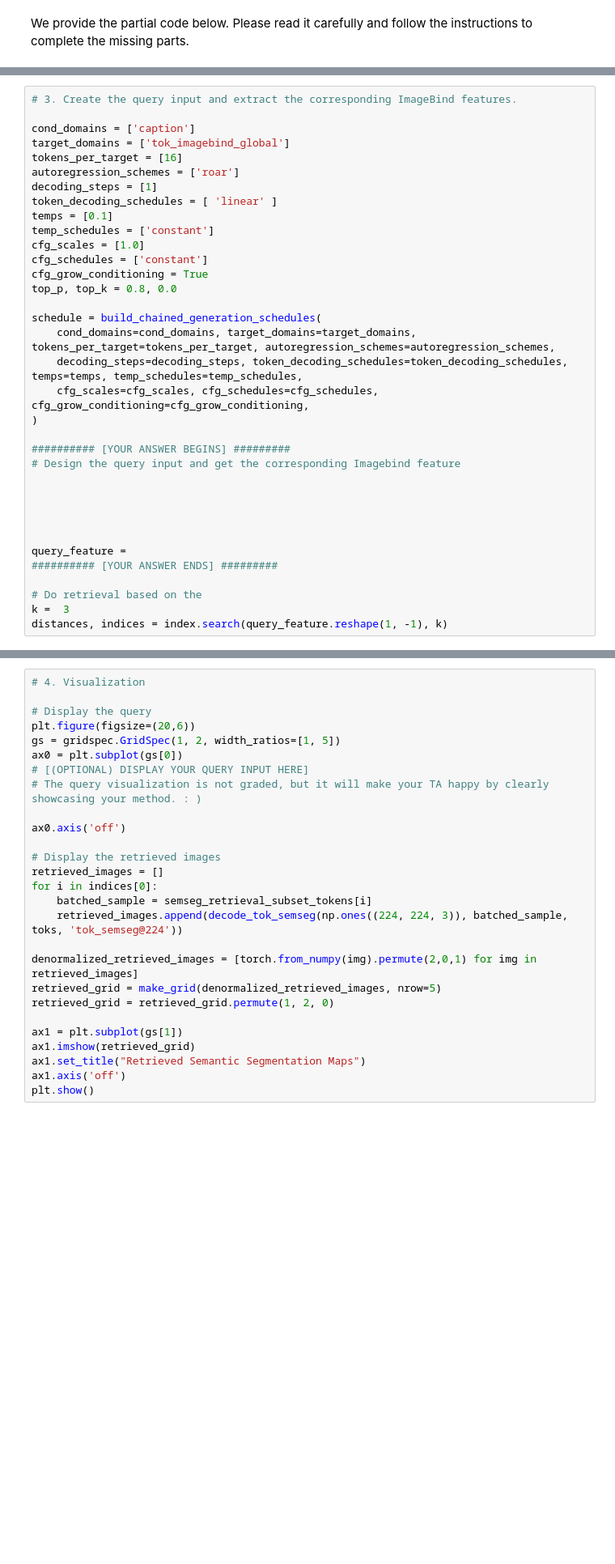
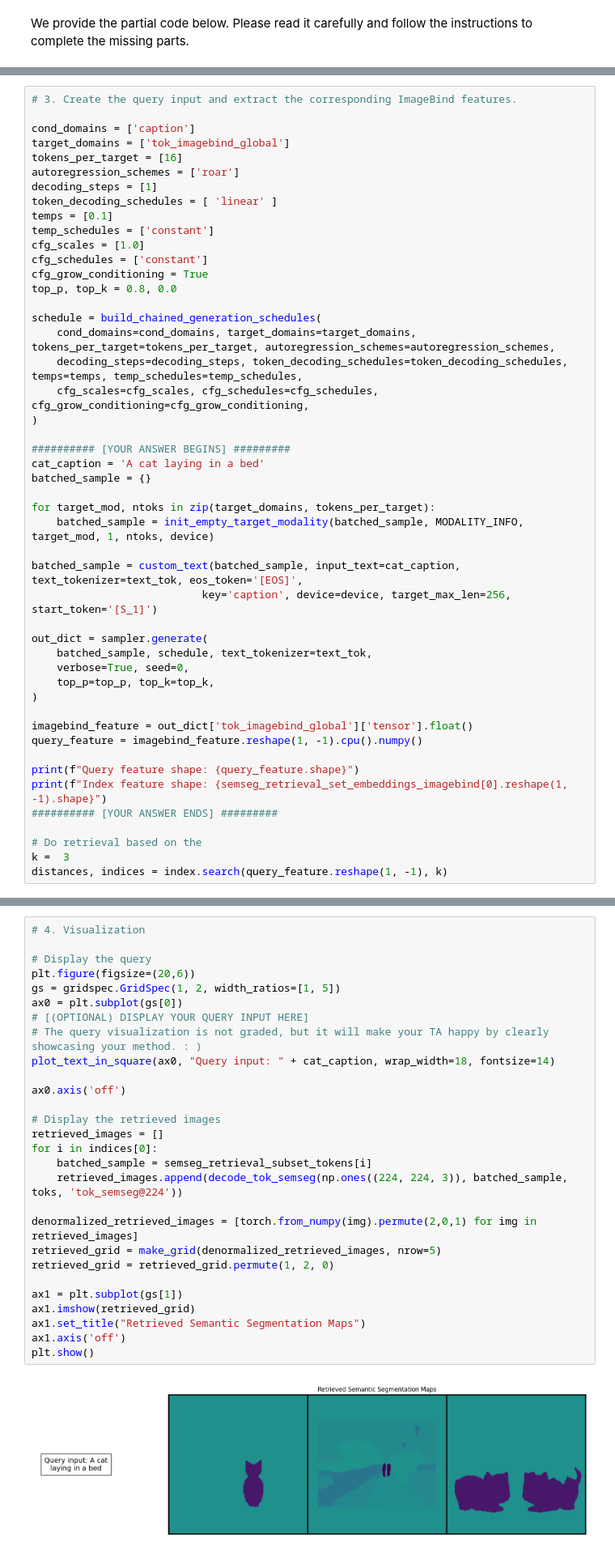
Before and after one commit to Rcc999/4m-model-com304, a Jupyter notebook: 4M_Tutorial/Part_02_4M_retrieval.ipynb, the cells around one changed output, grey strips where cells are left out. Shown at 81% size. Saved outputs shown, nothing was run; the diff lists cells and outputs as text; blank space fills up the shorter version.

```diff
--- a/4M_Tutorial/Part_02_4M_retrieval.ipynb
+++ b/4M_Tutorial/Part_02_4M_retrieval.ipynb
@@ -969,13 +923,26 @@ schedule = build_chained_generation_schedules(
 )
 
 ########## [YOUR ANSWER BEGINS] #########
-# Design the query input and get the corresponding Imagebind feature
+cat_caption = 'A cat laying in a bed'
+batched_sample = {}
 
+for target_mod, ntoks in zip(target_domains, tokens_per_target):
+    batched_sample = init_empty_target_modality(batched_sample, MODALITY_INFO, target_mod, 1, ntoks, device)
 
+batched_sample = custom_text(batched_sample, input_text=cat_caption, text_tokenizer=text_tok, eos_token='[EOS]',
+                           key='caption', device=device, target_max_len=256, start_token='[S_1]')
 
+out_dict = sampler.generate(
+    batched_sample, schedule, text_tokenizer=text_tok,
+    verbose=True, seed=0,
+    top_p=top_p, top_k=top_k,
+)
 
+imagebind_feature = out_dict['tok_imagebind_global']['tensor'].float()
+query_feature = imagebind_feature.reshape(1, -1).cpu().numpy()
 
-query_feature =
+print(f"Query feature shape: {query_feature.shape}")
+print(f"Index feature shape: {semseg_retrieval_set_embeddings_imagebind[0].reshape(1, -1).shape}")
 ########## [YOUR ANSWER ENDS] #########
 
 # Do retrieval based on the
@@ -984,27 +954,30 @@ distances, indices = index.search(query_feature.reshape(1, -1), k)
 # %%
 # 4. Visualization
 
 # Display the query
 plt.figure(figsize=(20,6))
 gs = gridspec.GridSpec(1, 2, width_ratios=[1, 5])
 ax0 = plt.subplot(gs[0])
 # [(OPTIONAL) DISPLAY YOUR QUERY INPUT HERE]
 # The query visualization is not graded, but it will make your TA happy by clearly showcasing your method. : )
+plot_text_in_square(ax0, "Query input: " + cat_caption, wrap_width=18, fontsize=14)
 
 ax0.axis('off')
 
 # Display the retrieved images
 retrieved_images = []
 for i in indices[0]:
     batched_sample = semseg_retrieval_subset_tokens[i]
     retrieved_images.append(decode_tok_semseg(np.ones((224, 224, 3)), batched_sample, toks, 'tok_semseg@224'))
 
 denormalized_retrieved_images = [torch.from_numpy(img).permute(2,0,1) for img in retrieved_images]
 retrieved_grid = make_grid(denormalized_retrieved_images, nrow=5)
 retrieved_grid = retrieved_grid.permute(1, 2, 0)
 
 ax1 = plt.subplot(gs[1])
 ax1.imshow(retrieved_grid)
 ax1.set_title("Retrieved Semantic Segmentation Maps")
 ax1.axis('off')
 plt.show()
+# %% [output]
+[figure, added]
```
Also changed, not shown: parts of 2 cells of this notebook.
